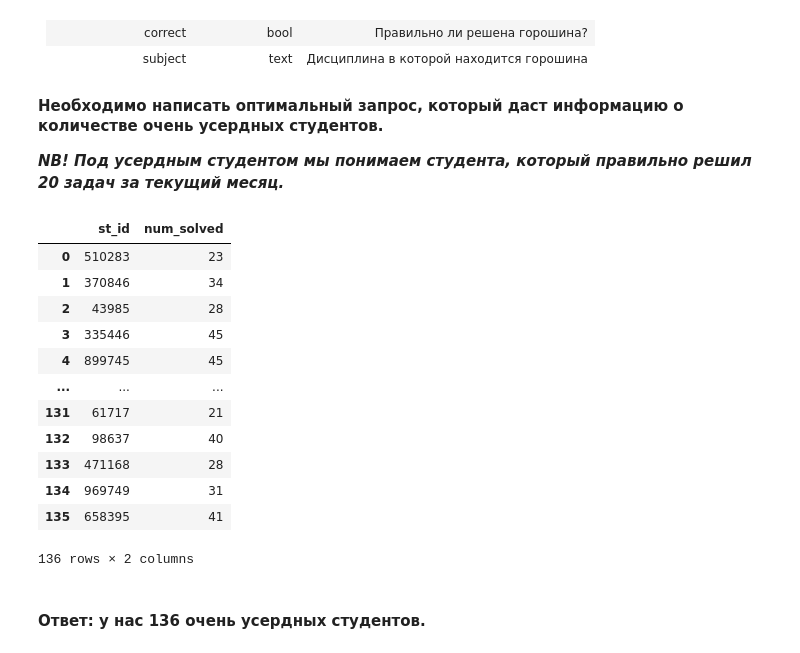
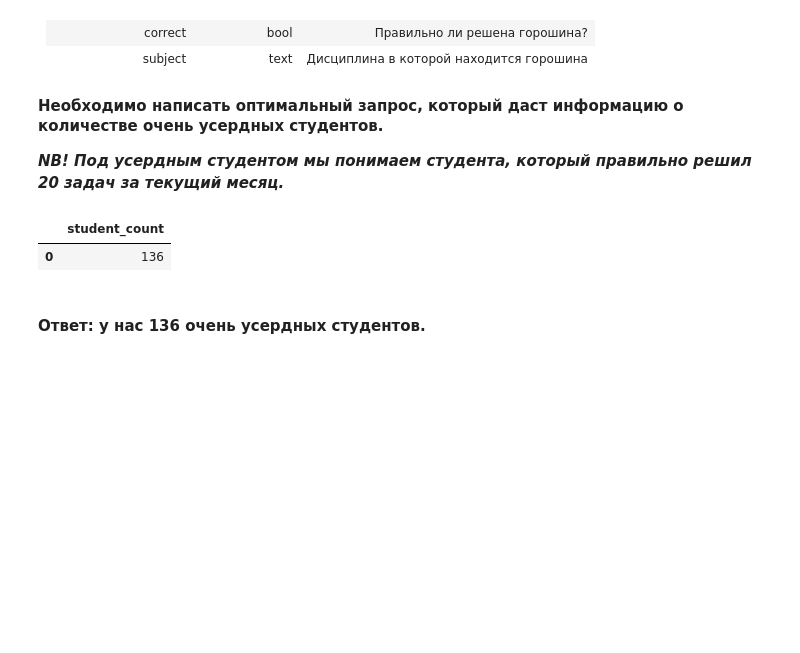
Before and after one commit to EGR91/Final_Project, a Jupyter notebook: Final_Project.ipynb, the cells around one changed output. Cells and saved outputs as stored; diff of their text form; code cells hidden in the pictures; blank space fills up the shorter version.

```diff
--- a/Final_Project.ipynb
+++ b/Final_Project.ipynb
@@ -370,28 +618,21 @@ connection = {
              }
 # %%
 q = """
-SELECT st_id, COUNT(correct) as num_solved
-FROM peas
-WHERE correct = 1
-GROUP BY st_id, toStartOfMonth(timest)
-HAVING num_solved >= 20
+SELECT COUNT(st_id) as student_count
+FROM
+(
+    SELECT st_id, COUNT(correct) as num_solved
+    FROM peas
+    WHERE correct = 1
+    GROUP BY st_id, toStartOfMonth(timest)
+    HAVING num_solved >= 20
+) as t
 """
 df = ph.read_clickhouse(query=q, connection=connection)
 df
 # %% [output]
-|  | st_id | num_solved |
-| 0 | 510283 | 23 |
-| 1 | 370846 | 34 |
-| 2 | 43985 | 28 |
-| 3 | 335446 | 45 |
-| 4 | 899745 | 45 |
-| ... | ... | ... |
-| 131 | 61717 | 21 |
-| 132 | 98637 | 40 |
-| 133 | 471168 | 28 |
-| 134 | 969749 | 31 |
-| 135 | 658395 | 41 |
+|  | student_count |
+| 0 | 136 |
-136 rows × 2 columns
 # %% [markdown]
 #### Ответ: у нас 136 очень усердных студентов.
 # %% [markdown]
```
Also changed, not shown: parts of 61 cells of this notebook.
